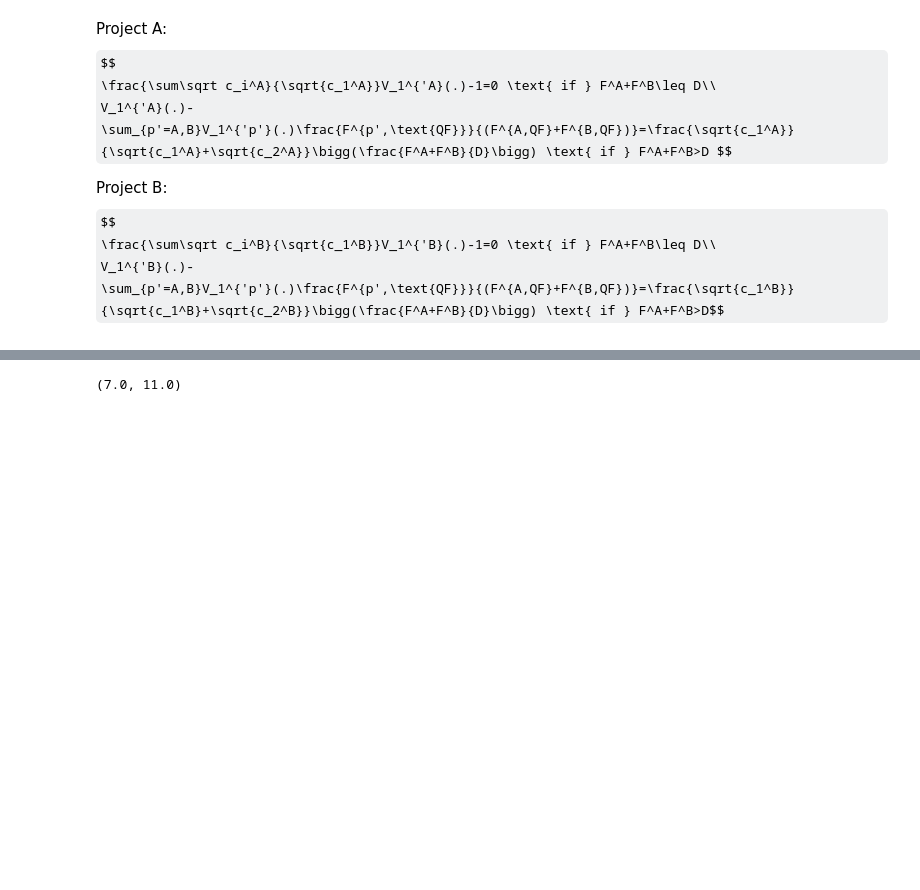
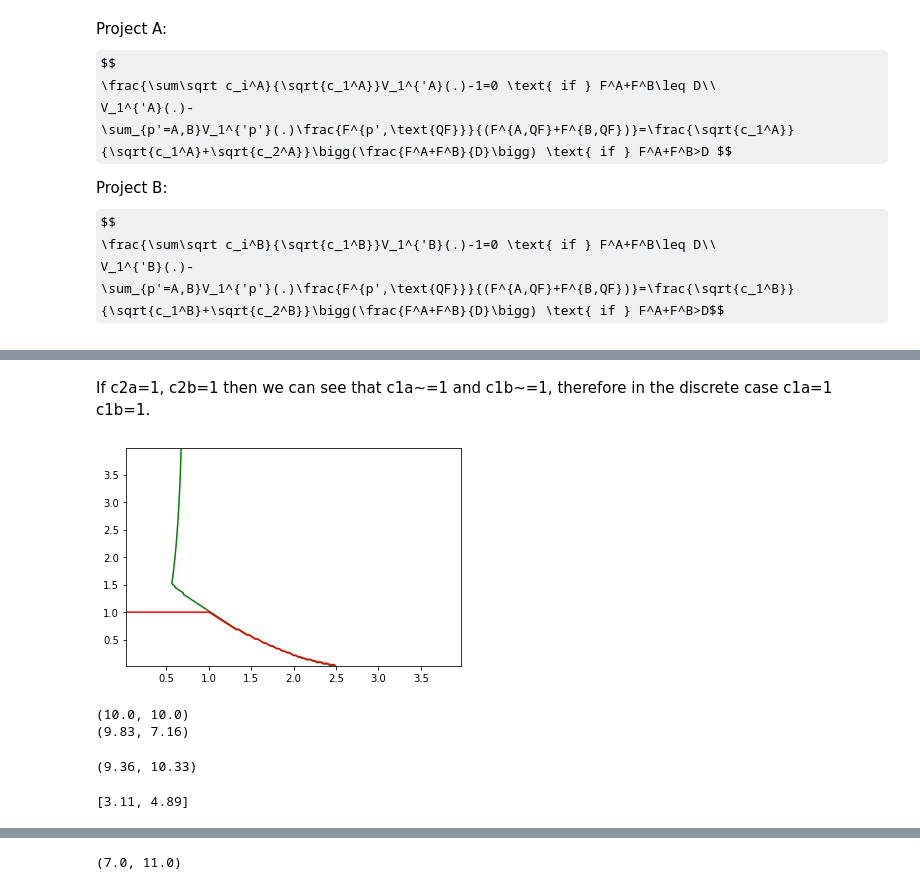
Before and after one commit to rpasquini/qf_games, a Jupyter notebook: QF_with_limited_funds_example.ipynb, the cells around one changed output, grey strips where cells are left out. Drawn from its saved outputs; the diff is of its cells as text; code cells hidden in the pictures; some formulas as TeX source; blank space fills up the shorter version.

```diff
--- a/QF_with_limited_funds_example.ipynb
+++ b/QF_with_limited_funds_example.ipynb
@@ -216,0 +243,20 @@ plt.show()
+# %% [markdown]
+If c2a=1, c2b=1 then we can see that c1a\~=1 and c1b\~=1, therefore in the discrete case c1a=1 c1b=1.
+# %%
+reactionfunction(1,1,8)
+# %% [output]
+[figure, added]
+# %%
+print(utilities([{'A': 1, 'B': 1},{'A': 1, 'B': 1}],8))
+print(utilities([{'A': 2.5, 'B': 0.0000001},{'A': 1, 'B': 1}],8))
+# %% [output]
+(10.0, 10.0)
+(9.83, 7.16)
+# %%
+print(utilities([{'A': 0.7, 'B': 1.5},{'A': 1, 'B': 1}],8))
+# %% [output]
+(9.36, 10.33)
+# %%
+matchesfromcontributions([{'A': 0.6, 'B': 1.5},{'A': 1, 'B': 1}],8)
+# %% [output]
+[3.11, 4.89]
```
Also changed, not shown: parts of 27 cells of this notebook.
